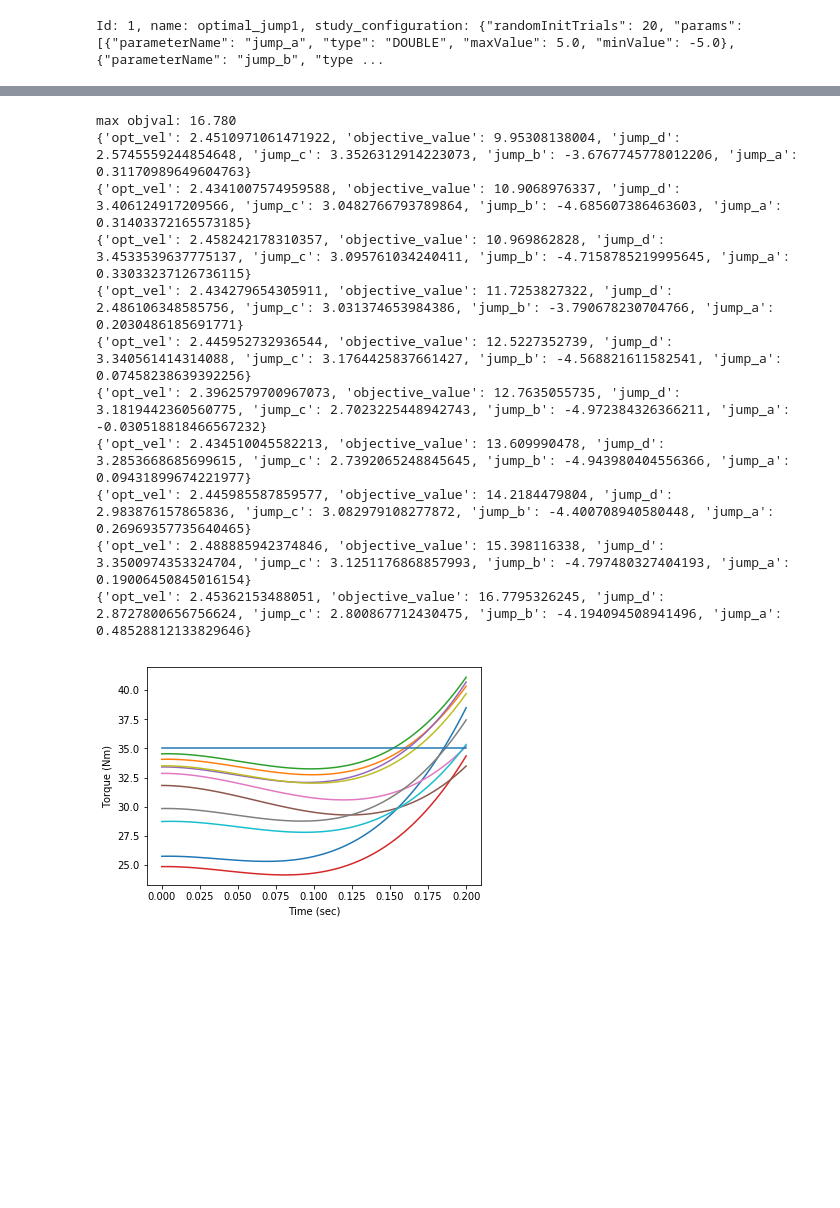
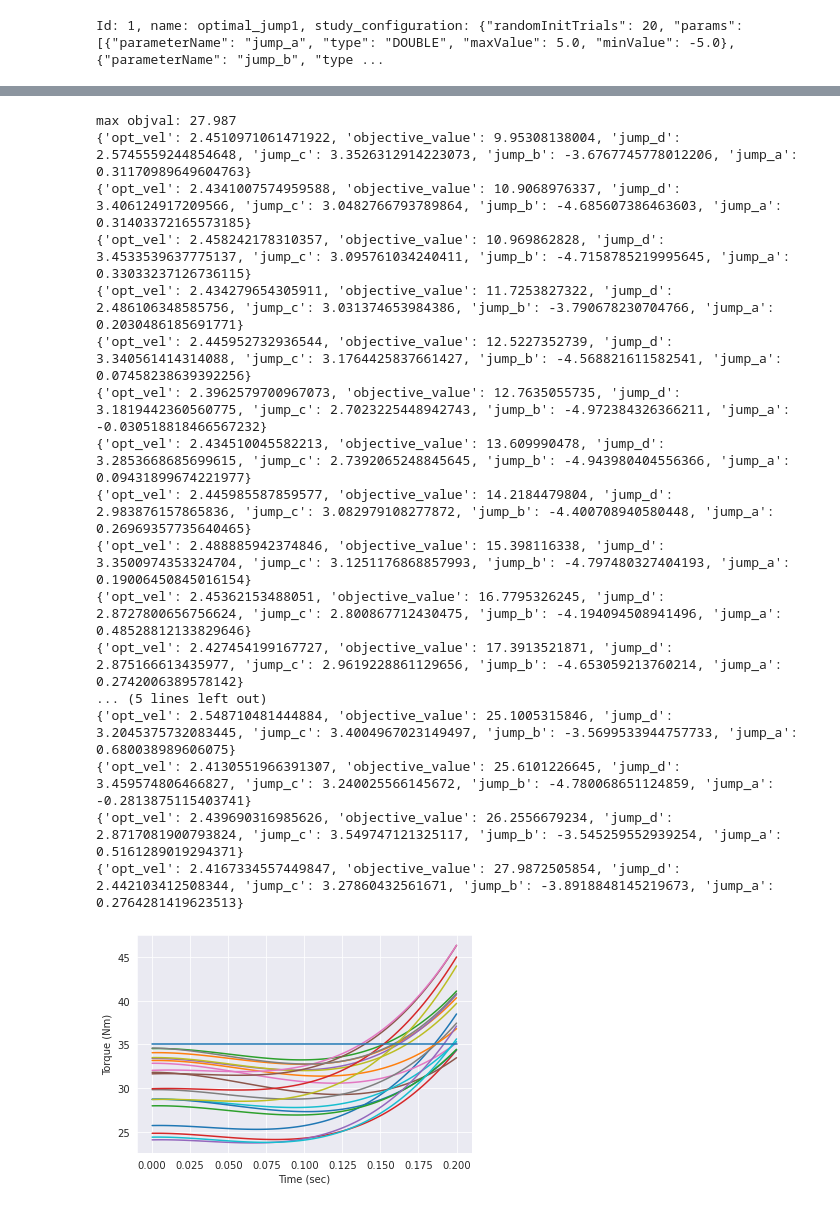
Before and after one commit to silvery107/wheeled-bipedal-jumping, a Jupyter notebook: MiniNezha/plot.ipynb, the cells around one changed output, grey strips where cells are left out. Saved outputs shown, nothing was run; the diff lists cells and outputs as text; code cells hidden in the pictures; blank space fills up the shorter version.

```diff
--- a/MiniNezha/plot.ipynb
+++ b/MiniNezha/plot.ipynb
@@ -29,20 +29,27 @@ for param,objval in zip(train_param,train_curve):
 
 train_curve = np.array(train_curve)
 # %%
-save_fig = False
+save_fig = True
 # %%
 scale = 500
+font = {'family': 'monospace',
+        'weight': 'normal',
+        'size': 16,
+        }
 train_curve_clip = np.clip(train_curve,0,scale)
-best_trial = client.get_best_trial(study_name)
-best_objval = round(best_trial.objective_value,3)
-print("Is study done: %r"%client.is_study_done(study_name))
-print("Best epoch: %d"%np.argmin(train_curve))
-print("Best trial: {}".format(best_trial))
-
-plt.plot(range(1,len(train_curve)+1),train_curve_clip)
-plt.xlabel("Epoch")
-plt.ylabel("Loss")
+best_idx = np.argmin(train_curve)
+best_objval = round(train_curve[best_idx],3)
+# print("Is study done: %r"%client.is_study_done(study_name))
+print("Best epoch: %d"%best_idx)
+print("Best objval: %.3f"%best_objval)
+print("Best trial: {}".format(train_param[best_idx]))
+plt.style.use('seaborn')
+plt.plot(range(1,len(train_curve)+1),train_curve_clip,linewidth=2)
+plt.xlabel("Trials",fontdict=font)
+plt.ylabel("Objective Values",fontdict=font)
+plt.xticks(fontsize=font["size"])
+plt.yticks(fontsize=font["size"])
 if save_fig:
-    plt.savefig("./records/loss_"+str(best_objval)+"_"+str(scale)+".png")
+    plt.savefig("./records/objval_"+str(best_objval)+"_"+str(scale)+".png")
 plt.show()
 # %% [output]
@@ -53,35 +60,41 @@ Best trial: Id: 100, study_name: optimal_jump1, name: BayesianOptimizationTrial,
 # %%
-topk_idx = np.argsort(train_curve)[:10] # sort top n minimial index
+topk_idx = np.argsort(train_curve)[:20] # sort top n minimial index
 print("max objval: %.3f"%np.max(train_curve[topk_idx]))
 t = np.linspace(0,0.2,100)
 y_constant = 35*np.ones_like(t)
 for idx in topk_idx:
     param = train_param[idx]
     print(param)
     a = param["jump_a"]
     b = param["jump_b"]
     c = param["jump_c"]
     d = param["jump_d"]
     y_poly = 10*a * t + 100*b * t**2 + 1000*c * t**3 + 10*d
     plt.plot(t,y_poly)
 plt.plot(t,y_constant)
 plt.xlabel("Time (sec)")
 plt.ylabel("Torque (Nm)")
 if save_fig:
     plt.savefig("./records/torque_"+str(best_objval)+".png")
 plt.show()
 # %% [output]
-max objval: 16.780
+max objval: 27.987
 {'opt_vel': 2.4510971061471922, 'objective_value': 9.95308138004, 'jump_d': 2.5745559244854648, 'jump_c': 3.3526312914223073, 'jump_b': -3.6767745778012206, 'jump_a': 0.31170989649604763}
 {'opt_vel': 2.4341007574959588, 'objective_value': 10.9068976337, 'jump_d': 3.406124917209566, 'jump_c': 3.0482766793789864, 'jump_b': -4.685607386463603, 'jump_a': 0.31403372165573185}
 {'opt_vel': 2.458242178310357, 'objective_value': 10.969862828, 'jump_d': 3.4533539637775137, 'jump_c': 3.095761034240411, 'jump_b': -4.7158785219995645, 'jump_a': 0.33033237126736115}
 {'opt_vel': 2.434279654305911, 'objective_value': 11.7253827322, 'jump_d': 2.486106348585756, 'jump_c': 3.031374653984386, 'jump_b': -3.790678230704766, 'jump_a': 0.2030486185691771}
 {'opt_vel': 2.445952732936544, 'objective_value': 12.5227352739, 'jump_d': 3.340561414314088, 'jump_c': 3.1764425837661427, 'jump_b': -4.568821611582541, 'jump_a': 0.07458238639392256}
 {'opt_vel': 2.3962579700967073, 'objective_value': 12.7635055735, 'jump_d': 3.1819442360560775, 'jump_c': 2.7023225448942743, 'jump_b': -4.972384326366211, 'jump_a': -0.030518818466567232}
 {'opt_vel': 2.434510045582213, 'objective_value': 13.609990478, 'jump_d': 3.2853668685699615, 'jump_c': 2.7392065248845645, 'jump_b': -4.943980404556366, 'jump_a': 0.09431899674221977}
 {'opt_vel': 2.445985587859577, 'objective_value': 14.2184479804, 'jump_d': 2.983876157865836, 'jump_c': 3.082979108277872, 'jump_b': -4.400708940580448, 'jump_a': 0.26969357735640465}
 {'opt_vel': 2.488885942374846, 'objective_value': 15.398116338, 'jump_d': 3.3500974353324704, 'jump_c': 3.1251176868857993, 'jump_b': -4.797480327404193, 'jump_a': 0.19006450845016154}
 {'opt_vel': 2.45362153488051, 'objective_value': 16.7795326245, 'jump_d': 2.8727800656756624, 'jump_c': 2.800867712430475, 'jump_b': -4.194094508941496, 'jump_a': 0.48528812133829646}
+{'opt_vel': 2.427454199167727, 'objective_value': 17.3913521871, 'jump_d': 2.875166613435977, 'jump_c': 2.9619228861129656, 'jump_b': -4.653059213760214, 'jump_a': 0.2742006389578142}
+... (5 lines left out)
+{'opt_vel': 2.548710481444884, 'objective_value': 25.1005315846, 'jump_d': 3.2045375732083445, 'jump_c': 3.4004967023149497, 'jump_b': -3.5699533944757733, 'jump_a': 0.680038989606075}
+{'opt_vel': 2.4130551966391307, 'objective_value': 25.6101226645, 'jump_d': 3.459574806466827, 'jump_c': 3.240025566145672, 'jump_b': -4.780068651124859, 'jump_a': -0.2813875115403741}
+{'opt_vel': 2.439690316985626, 'objective_value': 26.2556679234, 'jump_d': 2.8717081900793824, 'jump_c': 3.549747121325117, 'jump_b': -3.545259552939254, 'jump_a': 0.5161289019294371}
+{'opt_vel': 2.4167334557449847, 'objective_value': 27.9872505854, 'jump_d': 2.442103412508344, 'jump_c': 3.27860432561671, 'jump_b': -3.8918848145219673, 'jump_a': 0.2764281419623513}
-[figure, old version]
+[figure, new version]
 # %%
 # display top n trials in webots
```
Also changed, not shown: parts of 7 cells of this notebook.
